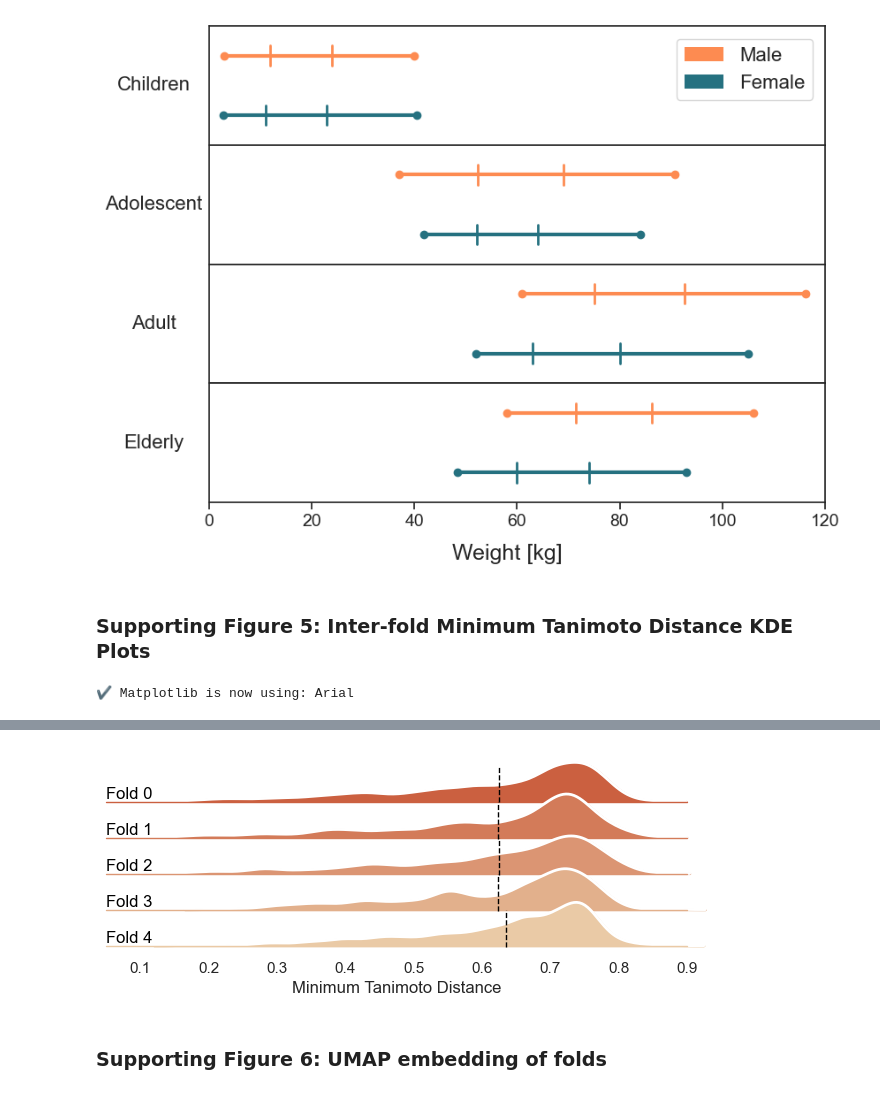
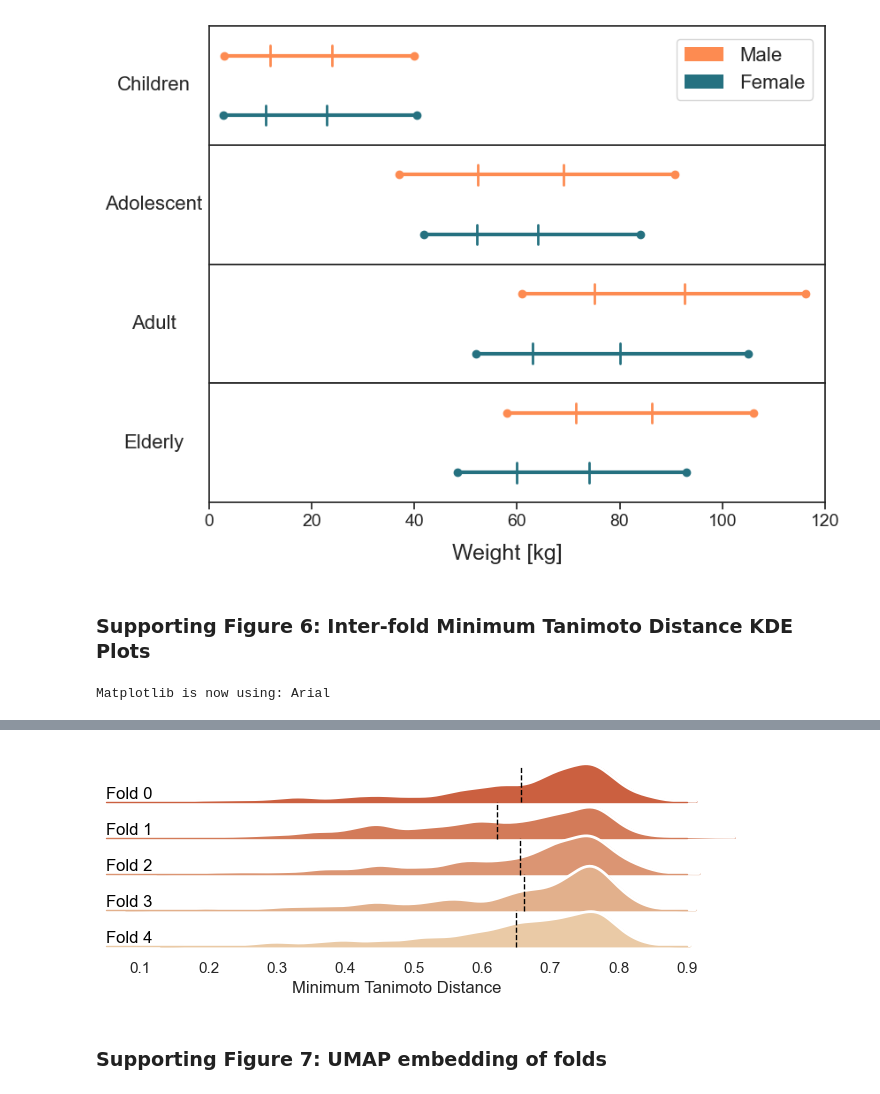
Before and after one commit to M-Iwan/CARBIDE, a Jupyter notebook: notebooks/5_Figures.ipynb, the cells around one changed output, grey strips where cells are left out. Cells and saved outputs as stored; diff of their text form; code cells hidden in the pictures.

Commit message:
Revision 1 - repo clean-up
Notebooks update

```diff
--- a/notebooks/5_Figures.ipynb
+++ b/notebooks/5_Figures.ipynb
@@ -381,4 +381,5 @@ shape: (27, 4)
 # %%
+sns.set_style('whitegrid')
 sns.set_context('notebook', font_scale=1.4)
 sns.set_palette(six_point_palette())
 set_font('arial.ttf')
@@ -392,10 +393,10 @@ colors = {
     'AFT': '#CB6040'
 }
 
-df_1 = pd.read_csv('../results/analysis_revision/models_metrics.tsv', sep='\t')
+df_1 = pd.read_csv('../results/analysis/models_metrics.tsv', sep='\t')
 df_1 = df_1[df_1['Metric'].isin(colors.keys())]
 
-df_2 = pl.read_csv('../results/analysis_revision/prediction_differences.tsv', separator='\t')
+df_2 = pl.read_csv('../results/analysis/prediction_differences.tsv', separator='\t')
 df_2 = df_2.rename({'Category': 'Stratification', 'Difference': 'Prediction Difference'})
 
 sex_df = df_1[df_1['Stratification'] == 'Sex'].reset_index(drop=True)
@@ -437,7 +438,8 @@ legend_patches = [Patch(color=colors[category], label=f'{category} ({category})'
 fig.legend(legend_patches, colors.keys(), title='Metric', loc='upper center', ncol=6, bbox_to_anchor=(0.5, 0.97), bbox_transform=fig.transFigure)
 
 plt.subplots_adjust(hspace=0.25, wspace=0.25)
-plt.savefig('../figures_revision/3_Models_Results.eps', dpi=300, bbox_inches='tight')
+plt.savefig('../figures/3_Models_Results.eps', dpi=300, bbox_inches='tight')
+plt.savefig('../figures/3_Models_Results.png', dpi=300, bbox_inches='tight')
 # %% [output]
 Matplotlib is now using: Arial
 The PostScript backend does not support transparency; partially transparent artists will be rendered opaque.
@@ -535,11 +619,8 @@ set_font('arial.ttf')
 sns.set_palette(six_point_palette())
 colors = six_point_palette()
 
-df = pl.from_pandas(read_df('../results/analysis_revision/total.tsv'))
+df = pl.from_pandas(read_df('../results/analysis/total_detailed.tsv'))
 df = df.filter(pl.col('Series') == 'Unweighted').drop('Series')
-df = df.with_columns(
-    pl.Series('Descriptors', [name if name != 'Morgan' else 'ECFP' for name in df['Descriptors']])
-)
 
 metric_order = ['Recall', 'Specificity', 'ROC AUC', 'PRC AUC', 'HarmRS', 'Brier']
 colors = {metric: col for metric, col in zip(metric_order, colors)}
@@ -603,8 +684,7 @@ plt.tight_layout()
 plt.subplots_adjust(top=0.92)
 plt.ylim(0.20, 0.80)
 
-plt.savefig("../figures_revision/S2_Performance.png", dpi=240, bbox_inches='tight')
-
-plt.show()
+plt.savefig("../figures/S2_Performance.png", dpi=300, bbox_inches='tight')
+plt.savefig("../figures/S2_Performance.eps", dpi=300, bbox_inches='tight')
 # %% [output]
 Matplotlib is now using: Arial
@@ -636,0 +736,21 @@ Matplotlib is now using: Arial
+# %%
+sns.set_style('whitegrid')
+sns.set_context('notebook', font_scale=1.4)
+set_font('arial.ttf')
+spp = six_point_palette()
+palette = {
+    'No-demo': spp[0],
+    'Sex-only': spp[1],
+    'Age-only': spp[3],
+    'Weight-only': spp[4],
+    'Combined': spp[5],
+}
+
+g = sns.lmplot(data=plot_df, x='Min', y='Absolute Error', scatter=False, hue='Evaluation', legend=False, palette=palette, height=8)
+legend_handles = [Patch(edgecolor='black', facecolor=palette.get(evl)) for evl in palette.keys()]
+plt.tight_layout()
+plt.legend(legend_handles, palette.keys(), loc='upper left', bbox_to_anchor=(0.13, 0.98), title='Evaluation', fontsize=14, title_fontsize=14, bbox_transform=g.figure.transFigure)
+plt.xlabel('Minimum Tanimoto Distance (ECFP[2, 1024])')
+#plt.ylabel("|True label - Predicted Probability Score|")
+plt.xlim(0.15, 0.90)
+plt.savefig('../figures/S4_Error_vs_Distance.png', dpi=300, bbox_inches='tight')
@@ -691,14 +814,14 @@ plt.show()
 # %% [output]
 [figure]
 # %% [markdown]
-### Supporting Figure 5: Inter-fold Minimum Tanimoto Distance KDE Plots
+### Supporting Figure 6: Inter-fold Minimum Tanimoto Distance KDE Plots
 # %%
 sns.set_theme(style="white", rc={"axes.facecolor": (0, 0, 0, 0)})
 sns.set_context(font_scale=1.3)
 set_font('arial.ttf')
 
-df = read_df('../data/mappings/data_splits.tsv')
-df = dataframe_2_morgan(df)
+df = pl.from_pandas(read_df('../data/mappings/data_splits.tsv'))
+df = dataframe_2_ecfp(df, descriptor_col='Morgan', nbits=4096).to_pandas()
 
 fold_dists = {}
 
@@ -748,8 +871,8 @@ g.despine(bottom=True, left=True)
 g.set(xlim=(0.05, 0.9))
 
 plt.xlabel("Minimum Tanimoto Distance")
-plt.savefig('../figures/S5_KDE_Plots.png', dpi=300, bbox_inches='tight')
+plt.savefig('../figures/S6_KDE_Plots.png', dpi=300, bbox_inches='tight')
 
 plt.show()
 # %% [output]
-✔ Matplotlib is now using: Arial
+Matplotlib is now using: Arial
@@ -756,6 +880,6 @@ plt.show()
-[figure, old version]
+[figure, new version]
 # %% [markdown]
-### Supporting Figure 6: UMAP embedding of folds
+### Supporting Figure 7: UMAP embedding of folds
 # %%
 sns.set_context('notebook', font_scale=1.1)
 sns.set_style('whitegrid')
```
Also changed, not shown: parts of 36 cells of this notebook, 4 other files.
